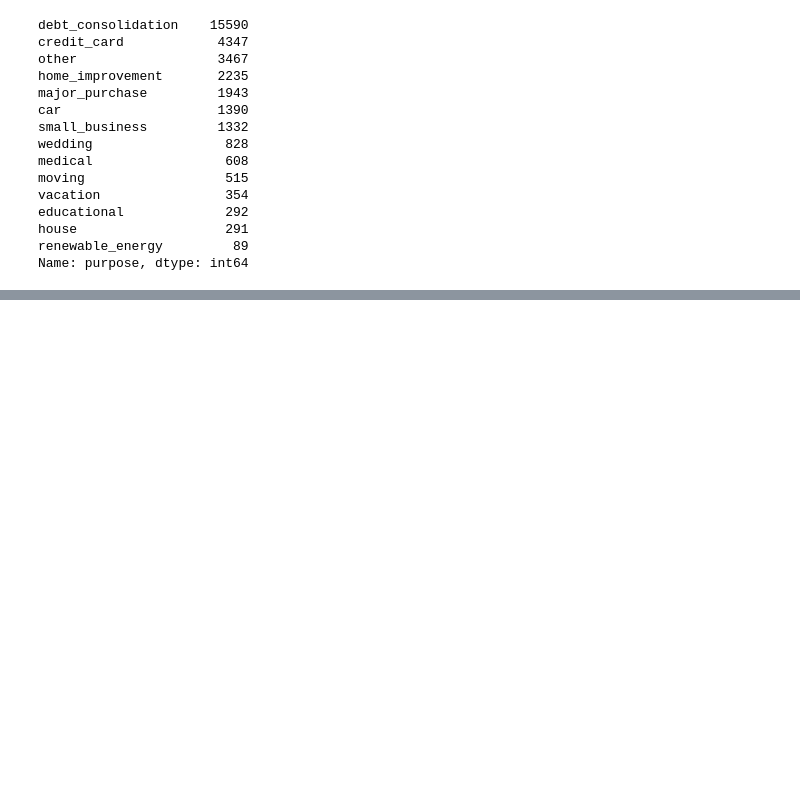
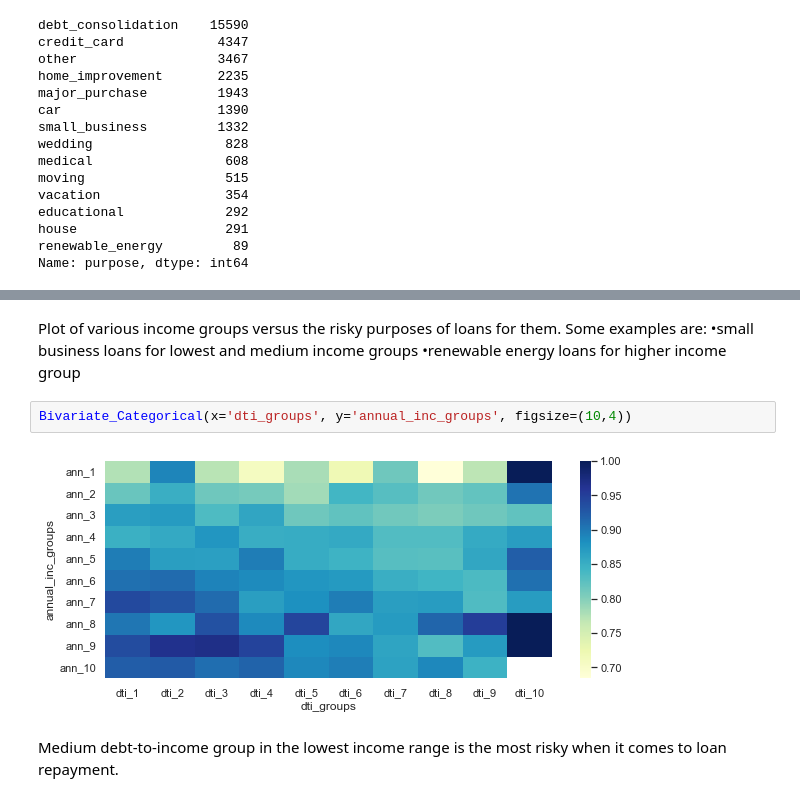
Before and after one commit to ajitjohn05/Lending_Club_Case_Study_Project_Ajit_Siddhant, a Jupyter notebook: Group_Facilitator_AjitJohn.ipynb, the cells around one changed output, grey strips where cells are left out. Saved outputs shown, nothing was run; the diff lists cells and outputs as text; blank space fills up the shorter version.

```diff
--- a/Group_Facilitator_AjitJohn.ipynb
+++ b/Group_Facilitator_AjitJohn.ipynb
@@ -602,0 +651,8 @@ Name: purpose, dtype: int64
+# %% [markdown]
+Plot of various income groups versus the risky purposes of loans for them. Some examples are: •small business loans for lowest and medium income groups •renewable energy loans for higher income group
+# %%
+Bivariate_Categorical(x='dti_groups', y='annual_inc_groups', figsize=(10,4))
+# %% [output]
+[figure, added]
+# %% [markdown]
+Medium debt-to-income group in the lowest income range is the most risky when it comes to loan repayment.
```
Also changed, not shown: parts of 8 cells of this notebook.
